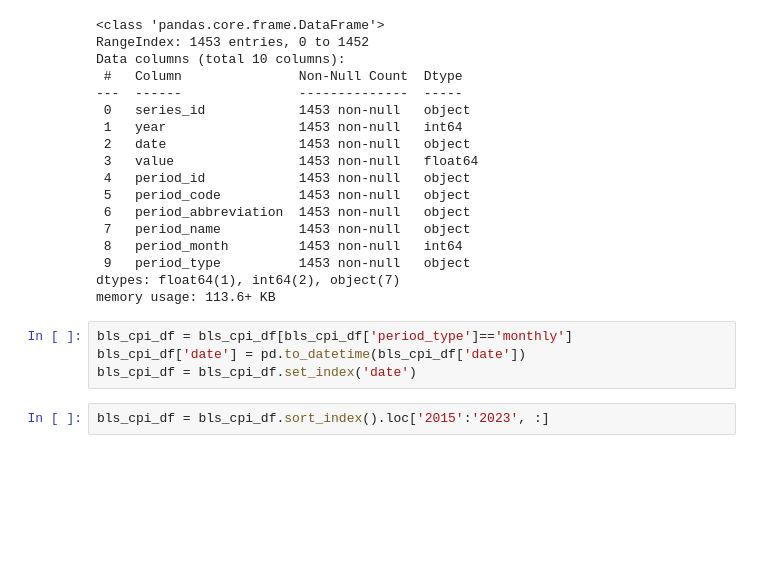
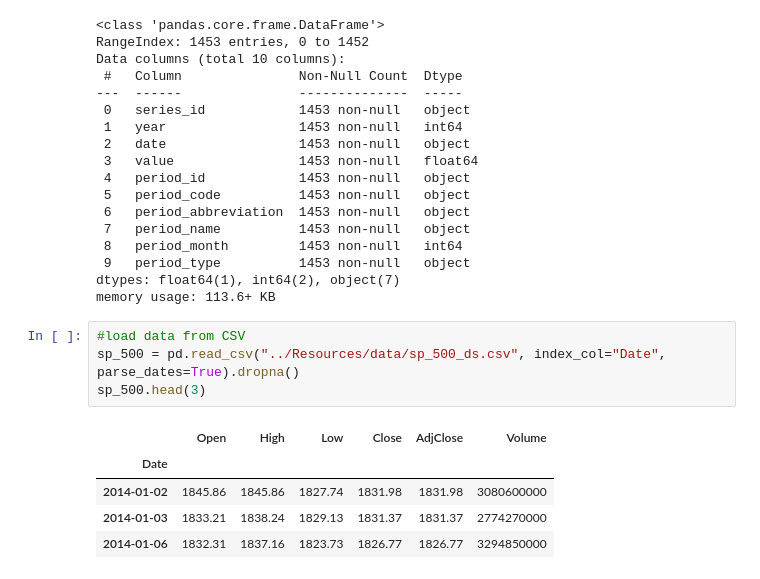
Before and after one commit to xraySMULu/the-big-squeeze, a Jupyter notebook: Code/cg_analysis.ipynb, the cells around one changed output. Saved outputs shown, nothing was run; the diff lists cells and outputs as text; blank space fills up the shorter version.

```diff
--- a/Code/cg_analysis.ipynb
+++ b/Code/cg_analysis.ipynb
@@ -46,9 +49,13 @@ Data columns (total 10 columns):
  9   period_type          1453 non-null   object
 dtypes: float64(1), int64(2), object(7)
 memory usage: 113.6+ KB
-# %%
-bls_cpi_df = bls_cpi_df[bls_cpi_df['period_type']=='monthly']
-bls_cpi_df['date'] = pd.to_datetime(bls_cpi_df['date'])
-bls_cpi_df = bls_cpi_df.set_index('date')
-# %%
-bls_cpi_df = bls_cpi_df.sort_index().loc['2015':'2023', :]
+# %%
+#load data from CSV
+sp_500 = pd.read_csv("../Resources/data/sp_500_ds.csv", index_col="Date", parse_dates=True).dropna()
+sp_500.head(3)
+# %% [output]
+|  | Open | High | Low | Close | AdjClose | Volume |
+| Date |  |  |  |  |  |  |
+| 2014-01-02 | 1845.86 | 1845.86 | 1827.74 | 1831.98 | 1831.98 | 3080600000 |
+| 2014-01-03 | 1833.21 | 1838.24 | 1829.13 | 1831.37 | 1831.37 | 2774270000 |
+| 2014-01-06 | 1832.31 | 1837.16 | 1823.73 | 1826.77 | 1826.77 | 3294850000 |
```
Also changed, not shown: parts of 33 cells of this notebook, 11 other files.
